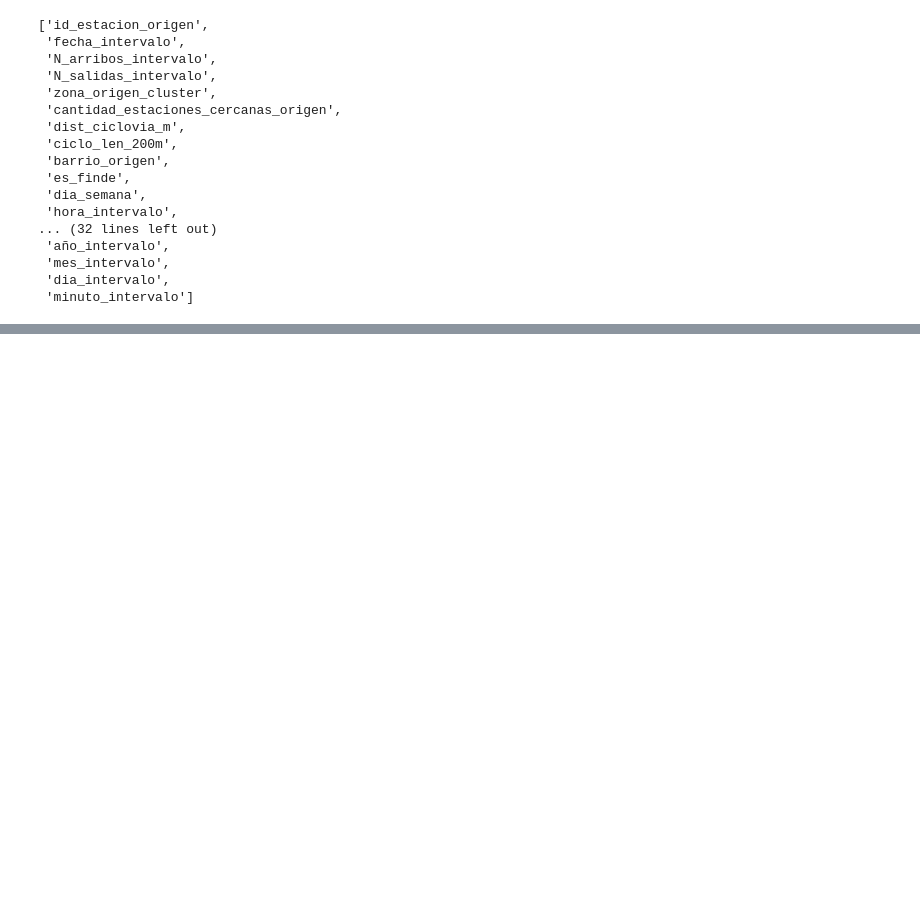
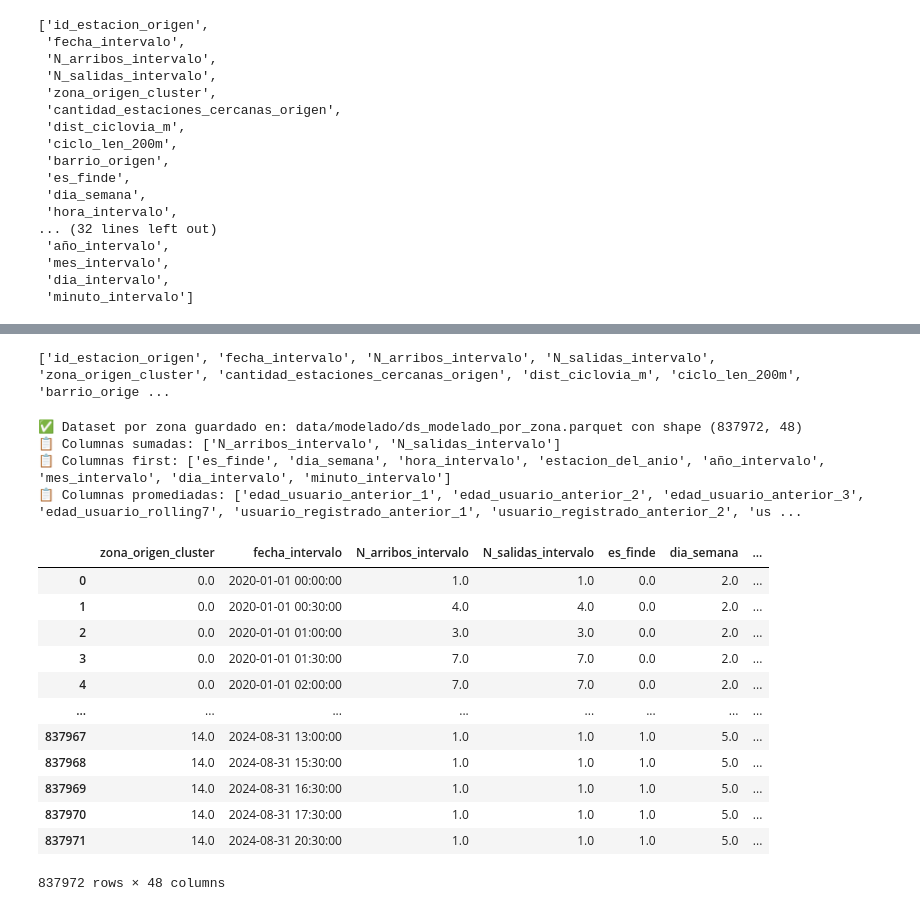
Before and after one commit to athinasalimm/FINAL_ML, a Jupyter notebook: queande.ipynb, the cells around one changed output, grey strips where cells are left out. Saved outputs shown, nothing was run; the diff lists cells and outputs as text; code cells hidden in the pictures; blank space fills up the shorter version.

```diff
--- a/queande.ipynb
+++ b/queande.ipynb
@@ -83,3 +165,68 @@ print(df.columns.tolist())
 # %%
 # preprocesamiento_completo(test=True, path_test="pathtest")
 # armar_dataset_modelado(test=True, path_test="pathtest")
+# %%
+import pandas as pd
+df = pd.read_parquet("data/modelado/ds_modelado_group.parquet")
+print(df.columns.tolist())
+# %% [output]
+['id_estacion_origen', 'fecha_intervalo', 'N_arribos_intervalo', 'N_salidas_intervalo', 'zona_origen_cluster', 'cantidad_estaciones_cercanas_origen', 'dist_ciclovia_m', 'ciclo_len_200m', 'barrio_orige ...
+# %%
+import pandas as pd
+
+def transformar_dataset_estacion_a_zona(path_input, path_output="data/modelado/ds_modelado_por_zona.parquet"):
+    df = pd.read_parquet(path_input)
+    df["fecha_intervalo"] = pd.to_datetime(df["fecha_intervalo"])
+
+    # ❌ Columnas que no hay que usar
+    cols_excluir = ["id_estacion_origen", "barrio_origen"]
+
+    # ✅ Columnas que se suman
+    cols_sum = ["N_arribos_intervalo", "N_salidas_intervalo"]
+
+    # ✅ Columnas que se copian (son constantes por intervalo)
+    cols_first = ["es_finde", "dia_semana", "hora_intervalo", "estacion_del_anio",
+                  "año_intervalo", "mes_intervalo", "dia_intervalo", "minuto_intervalo"]
+
+    # ✅ Columnas históricas que se deben promediar (lags, rolling, etc.)
+    posibles_mean = [col for col in df.columns
+                     if any(p in col for p in ["_lag", "_rolling", "_anterior", "_std", "cambio_"])
+                     and col not in cols_sum and col not in cols_first and col not in cols_excluir]
+
+    # 📦 Agregación combinada
+    agg_dict = {
+        **{col: "sum" for col in cols_sum},
+        **{col: "first" for col in cols_first},
+        **{col: "mean" for col in posibles_mean}
+    }
+
+    df_zona = df.groupby(["zona_origen_cluster", "fecha_intervalo"]).agg(agg_dict).reset_index()
+
+    # 🧹 Relleno de valores faltantes y guardado
+    df_zona = df_zona.fillna(-1)
+    df_zona.to_parquet(path_output, index=False)
+    print(f"✅ Dataset por zona guardado en: {path_output} con shape {df_zona.shape}")
+    print("📋 Columnas sumadas:", cols_sum)
+    print("📋 Columnas first:", cols_first)
+    print("📋 Columnas promediadas:", posibles_mean)
+    return df_zona
+
+transformar_dataset_estacion_a_zona("data/modelado/ds_modelado_group.parquet")
+# %% [output]
+✅ Dataset por zona guardado en: data/modelado/ds_modelado_por_zona.parquet con shape (837972, 48)
+📋 Columnas sumadas: ['N_arribos_intervalo', 'N_salidas_intervalo']
+📋 Columnas first: ['es_finde', 'dia_semana', 'hora_intervalo', 'estacion_del_anio', 'año_intervalo', 'mes_intervalo', 'dia_intervalo', 'minuto_intervalo']
+📋 Columnas promediadas: ['edad_usuario_anterior_1', 'edad_usuario_anterior_2', 'edad_usuario_anterior_3', 'edad_usuario_rolling7', 'usuario_registrado_anterior_1', 'usuario_registrado_anterior_2', 'us ...
+|  | zona_origen_cluster | fecha_intervalo | N_arribos_intervalo | N_salidas_intervalo | es_finde | dia_semana | ... |
+| 0 | 0.0 | 2020-01-01 00:00:00 | 1.0 | 1.0 | 0.0 | 2.0 | ... |
+| 1 | 0.0 | 2020-01-01 00:30:00 | 4.0 | 4.0 | 0.0 | 2.0 | ... |
+| 2 | 0.0 | 2020-01-01 01:00:00 | 3.0 | 3.0 | 0.0 | 2.0 | ... |
+| 3 | 0.0 | 2020-01-01 01:30:00 | 7.0 | 7.0 | 0.0 | 2.0 | ... |
+| 4 | 0.0 | 2020-01-01 02:00:00 | 7.0 | 7.0 | 0.0 | 2.0 | ... |
+| ... | ... | ... | ... | ... | ... | ... | ... |
+| 837967 | 14.0 | 2024-08-31 13:00:00 | 1.0 | 1.0 | 1.0 | 5.0 | ... |
+| 837968 | 14.0 | 2024-08-31 15:30:00 | 1.0 | 1.0 | 1.0 | 5.0 | ... |
+| 837969 | 14.0 | 2024-08-31 16:30:00 | 1.0 | 1.0 | 1.0 | 5.0 | ... |
+| 837970 | 14.0 | 2024-08-31 17:30:00 | 1.0 | 1.0 | 1.0 | 5.0 | ... |
+| 837971 | 14.0 | 2024-08-31 20:30:00 | 1.0 | 1.0 | 1.0 | 5.0 | ... |
+837972 rows × 48 columns
```
Also changed, not shown: parts of 6 cells of this notebook, 2 other files.
